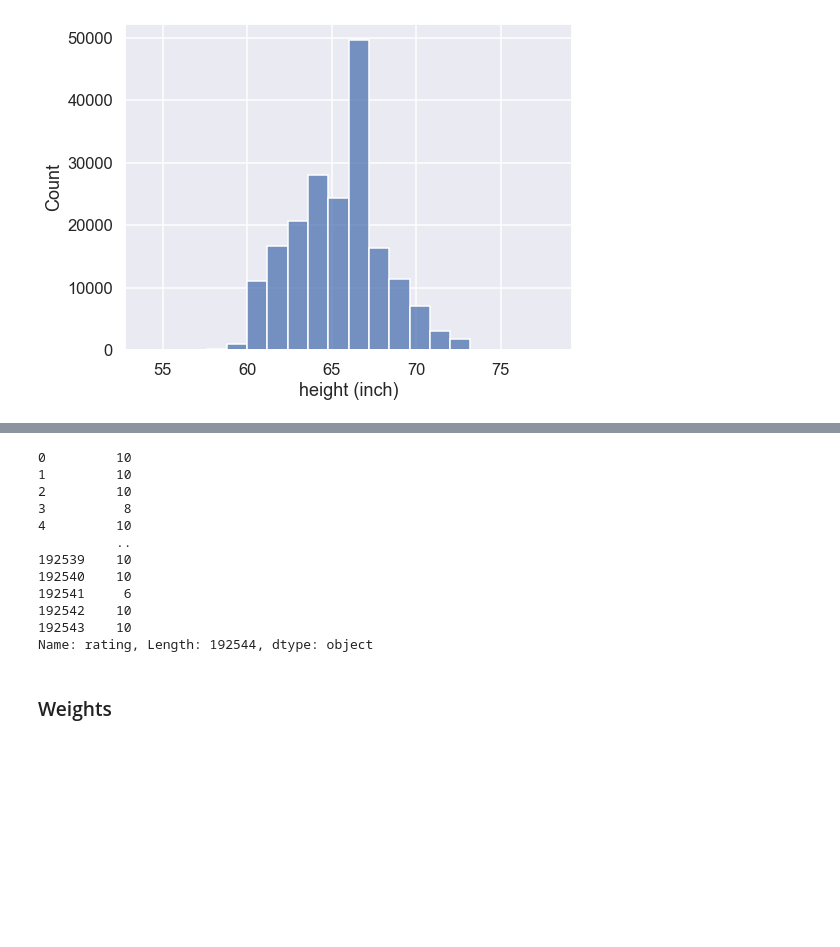
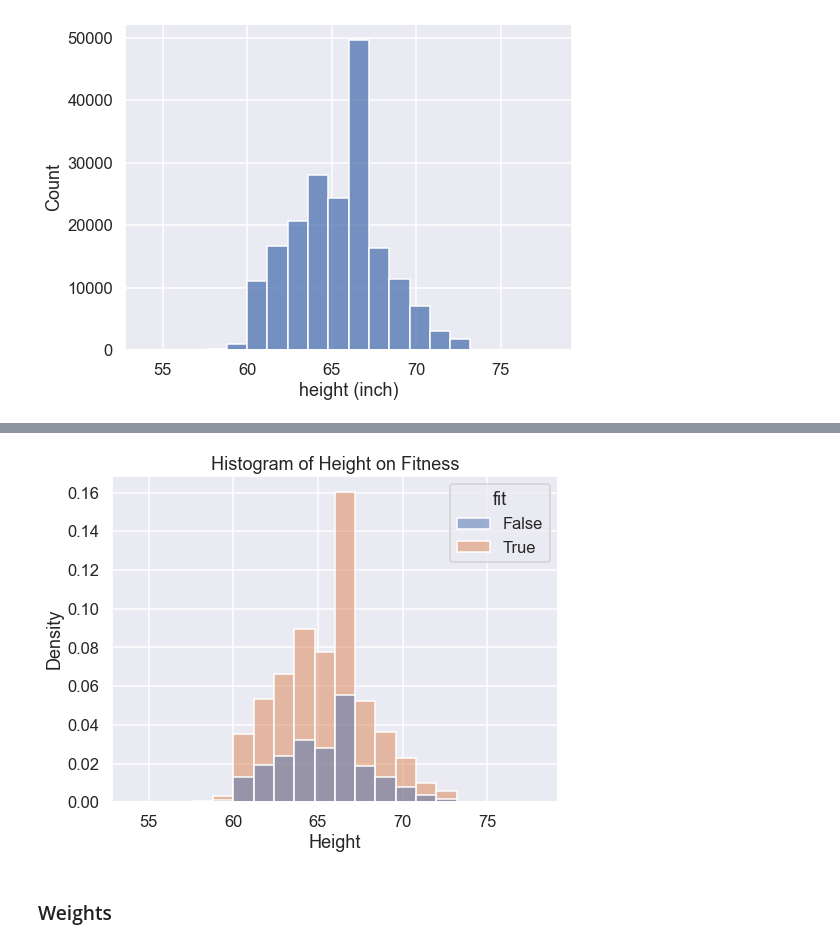
Before and after one commit to zic017/CSE158_Assignment2_Rating_Prediction_of_Clothes, a Jupyter notebook: EDA.ipynb, the cells around one changed output, grey strips where cells are left out. Cells and saved outputs as stored; diff of their text form; code cells hidden in the pictures; blank space fills up the shorter version.

```diff
--- a/EDA.ipynb
+++ b/EDA.ipynb
@@ -173,18 +216,9 @@ plt.show()
-# %%
-df['rating']
-# %% [output]
-0         10
-1         10
-2         10
-3          8
-4         10
-          ..
-192539    10
-192540    10
-192541     6
-192542    10
-192543    10
-Name: rating, Length: 192544, dtype: object
+# %%
+plt.figure(figsize=(8, 6))
+sns.histplot(data=df, x="height", hue="fit", bins=20, stat="density").set(title='Histogram of Height on Fitness', xlabel = 'Height')
+plt.show()
+# %% [output]
+[figure, added]
 # %% [markdown]
 ### Weights
 # %%
```
Also changed, not shown: parts of 11 cells of this notebook.
